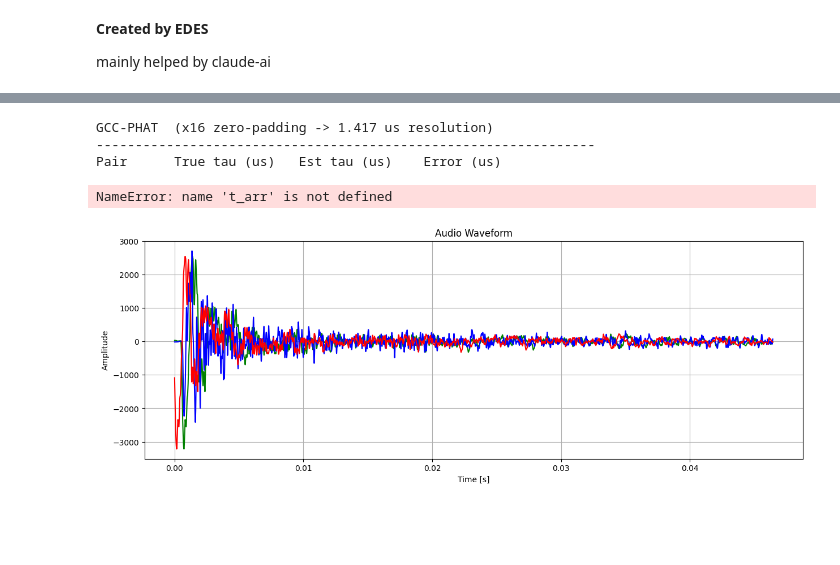
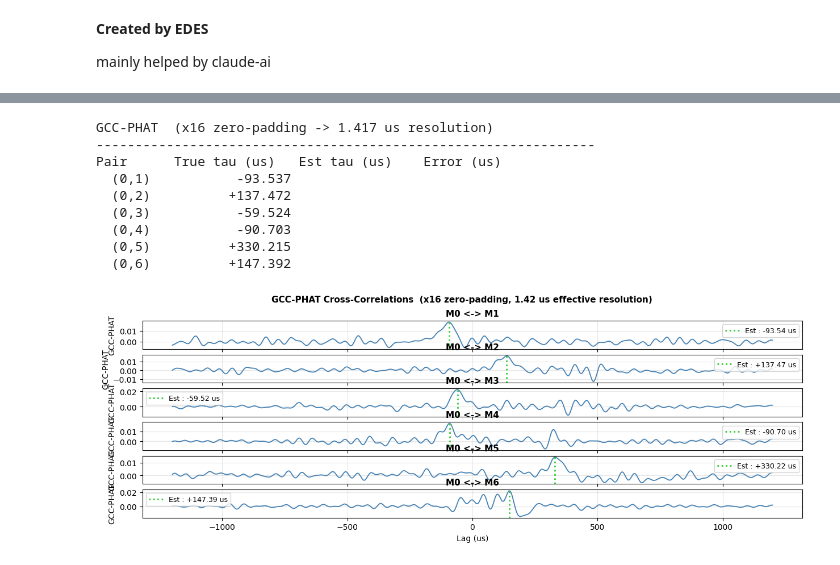
Before and after one commit to rizki-ap/Gunshot-Locator, a Jupyter notebook: read_wav_process.ipynb, the cells around one changed output, grey strips where cells are left out. Drawn from its saved outputs; the diff is of its cells as text; code cells hidden in the pictures; blank space fills up the shorter version.

```diff
--- a/read_wav_process.ipynb
+++ b/read_wav_process.ipynb
@@ -182,6 +183,8 @@ plt.show()
 #
 #  Reference: Knapp & Carter (1976), "The generalised cross-correlation
 #             method for estimation of time delay", IEEE Trans. ASSP.
+C     = 343.0      # Speed of sound (m/s) -- ISA sea level
+L_ARRAY = 0.30
 
 def gcc_phat(x1, x2, fs, interp_factor=16, max_lag_s=None):
     n = len(x1)
@@ -203,82 +206,45 @@ INTERP = 16
 dt_eff = 1e6 / (FS * INTERP)
 
 print(f"GCC-PHAT  (x{INTERP} zero-padding -> {dt_eff:.3f} us resolution)")
 print("-" * 64)
 print(f"{'Pair':<8} {'True tau (us)':>14} {'Est tau (us)':>14} {'Error (us)':>13}")
 
 tdoa_results = {}
-for i in range(1, 4):
-    #tau_true          = t_arr[i] - t_arr[0]
-    tau_est, cc, lags = gcc_phat(dataset_signals[0], dataset_signals[i], FS, interp_factor=INTERP)
-    tdoa_results[i]   = (tau_true, tau_est, cc, lags)
-    err = abs(tau_est - tau_true)
-    print(f"  (0,{i})    {tau_true*1e6:>+14.3f}   {tau_est*1e6:>+14.3f}   "
-          f"{err*1e6:>13.3f}  {'OK' if err<10e-6 else '!'}")
+for i in range(1, num_files):
+    tau_est, cc, lags = gcc_phat(dataset_signal[0], dataset_signal[i], FS, interp_factor=INTERP)
+    tdoa_results[i]   = (tau_est, cc, lags)
+    print(f"  (0,{i})    {tau_est*1e6:>+14.3f}   ")
 
-fig, axes_g = plt.subplots(1, 3, figsize=(15, 4.5))
+fig, axes_g = plt.subplots(num_files-1, 1, figsize=(15, 4.5))
 WIN_GCC = 1.2e-3
 
-for idx, i in enumerate(range(1, 4)):
-    tau_true, tau_est, cc, lags = tdoa_results[i]
+for idx, i in enumerate(range(1, num_files)):
+    tau_est, cc, lags = tdoa_results[i]
     ax = axes_g[idx]
     view = np.abs(lags) <= WIN_GCC
     ax.plot(lags[view]*1e6, cc[view], color='steelblue', lw=1.3)
-    ax.axvline(tau_true*1e6, color='crimson',   ls='--', lw=2.0,
-               label=f'True: {tau_true*1e6:+.2f} us')
     ax.axvline(tau_est*1e6,  color='limegreen', ls=':',  lw=2.0,
                label=f'Est : {tau_est*1e6:+.2f} us')
     ax.set_xlabel('Lag (us)', fontsize=10)
     ax.set_ylabel('GCC-PHAT', fontsize=10)
     ax.set_title(f'M0 <-> M{i}', fontsize=11, fontweight='bold')
     ax.legend(fontsize=9);  ax.grid(True, alpha=0.3)
 
 fig.suptitle(
     f'GCC-PHAT Cross-Correlations  '
     f'(x{INTERP} zero-padding, {dt_eff:.2f} us effective resolution)',
     fontsize=11, fontweight='bold')
-plt.tight_layout()
+#plt.tight_layout()
 plt.savefig('gcc_phat.png', dpi=150, bbox_inches='tight')
 plt.show()
 # %% [output]
 GCC-PHAT  (x16 zero-padding -> 1.417 us resolution)
 ----------------------------------------------------------------
 Pair      True tau (us)   Est tau (us)    Error (us)
+  (0,1)           -93.537
+  (0,2)          +137.472
+  (0,3)           -59.524
+  (0,4)           -90.703
+  (0,5)          +330.215
+  (0,6)          +147.392
-NameError: name 't_arr' is not defined
+[figure, added]
-# %%
-from scipy.fft import fft, fftfreq
-
-N_fft = 1024
-delay_e = 100
-
-
-
-# Find the index of the maximum amplitude in the cropped data
-max_amplitude_index_1 = np.argmax(np.abs(data1))
-
-# Get the maximum amplitude value
-max_amplitude_value_1 = data1[max_amplitude_index_1]
-
-# Create a cropped version of the audio data
-cropped_start_index = int(max_amplitude_index_1 - (N_fft/8) )
-cropped_end_index = int(cropped_start_index + N_fft * 8)
-cropped_data1 = data1[cropped_start_index:cropped_end_index]
-cropped_data2 = data2[cropped_start_index:cropped_end_index]
-cropped_data3 = data1[cropped_start_index+delay_e:cropped_end_index+delay_e]
-cropped_mixed_sine1 = mixed_sine[cropped_start_index:cropped_end_index]
-cropped_mixed_sine2 = mixed_sine[cropped_start_index+delay_e:cropped_end_index+delay_e]
-
-# Create a time array for the cropped data
-cropped_time = np.linspace(0., len(cropped_data1) / samplerate, len(cropped_data1))
-
-# Plot the waveform
-plt.figure(figsize=(15, 5))
-plt.plot(cropped_time, cropped_data1,'g')
-plt.plot(cropped_time, cropped_data2,'b')
-plt.plot(cropped_time, cropped_data3,'r')
-plt.xlabel("Time [s]")
-plt.ylabel("Amplitude")
-plt.title("Audio Waveform")
-plt.grid(True)
-plt.show()
-# %% [output]
-[figure, removed]
```
Also changed, not shown: parts of 5 cells of this notebook.
